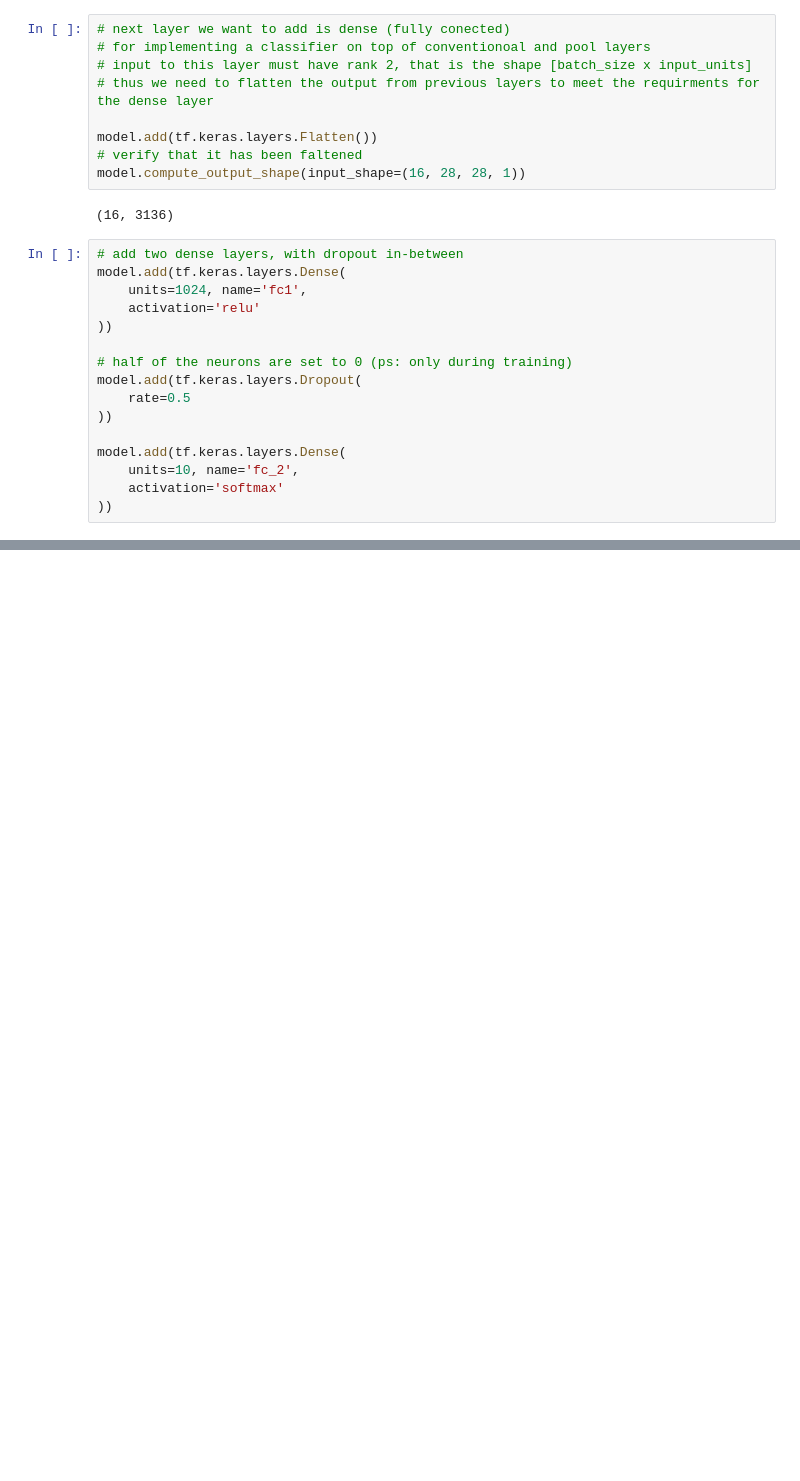
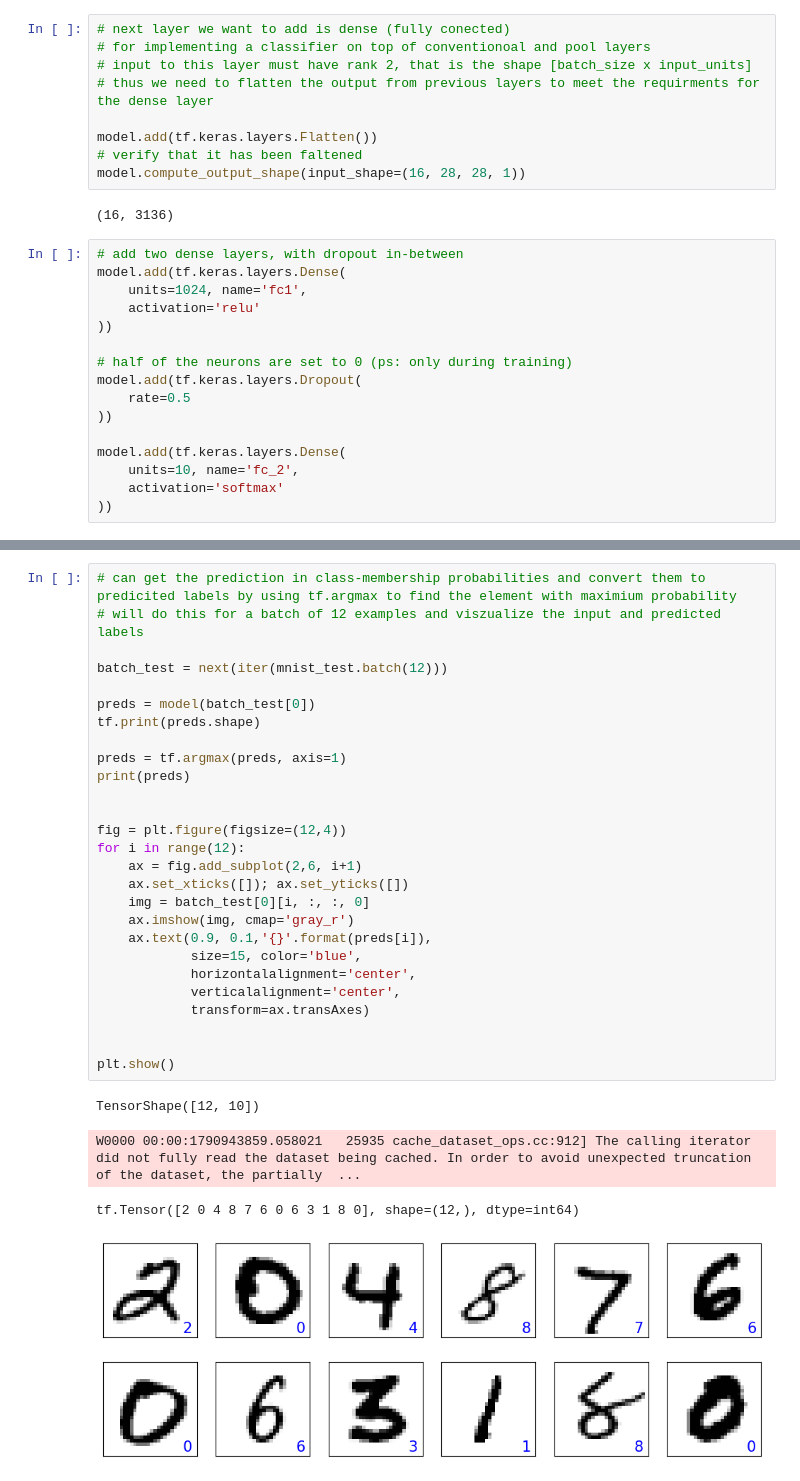
Before and after one commit to hskramstad00/DAT300, a Jupyter notebook: Boka/CH15: Classifing Images with CNN/multilayer_cnn.ipynb, the cells around one changed output, grey strips where cells are left out. Saved outputs shown, nothing was run; the diff lists cells and outputs as text; blank space fills up the shorter version.

```diff
--- a/Boka/CH15: Classifing Images with CNN/multilayer_cnn.ipynb
+++ b/Boka/CH15: Classifing Images with CNN/multilayer_cnn.ipynb
@@ -135,0 +179,32 @@ Model: "sequential_9"
+# %%
+# can get the prediction in class-membership probabilities and convert them to predicited labels by using tf.argmax to find the element with maximium probability
+# will do this for a batch of 12 examples and viszualize the input and predicted labels
+
+batch_test = next(iter(mnist_test.batch(12)))
+
+preds = model(batch_test[0])
+tf.print(preds.shape)
+
+preds = tf.argmax(preds, axis=1)
+print(preds)
+
+
+fig = plt.figure(figsize=(12,4))
+for i in range(12):
+    ax = fig.add_subplot(2,6, i+1)
+    ax.set_xticks([]); ax.set_yticks([])
+    img = batch_test[0][i, :, :, 0]
+    ax.imshow(img, cmap='gray_r')
+    ax.text(0.9, 0.1,'{}'.format(preds[i]),
+            size=15, color='blue',
+            horizontalalignment='center',
+            verticalalignment='center',
+            transform=ax.transAxes)
+
+
+plt.show()
+# %% [output]
+TensorShape([12, 10])
+W0000 00:00:1790943859.058021   25935 cache_dataset_ops.cc:912] The calling iterator did not fully read the dataset being cached. In order to avoid unexpected truncation of the dataset, the partially  ...
+tf.Tensor([2 0 4 8 7 6 0 6 3 1 8 0], shape=(12,), dtype=int64)
+[figure, added]
```
Also changed, not shown: parts of 6 cells of this notebook.
